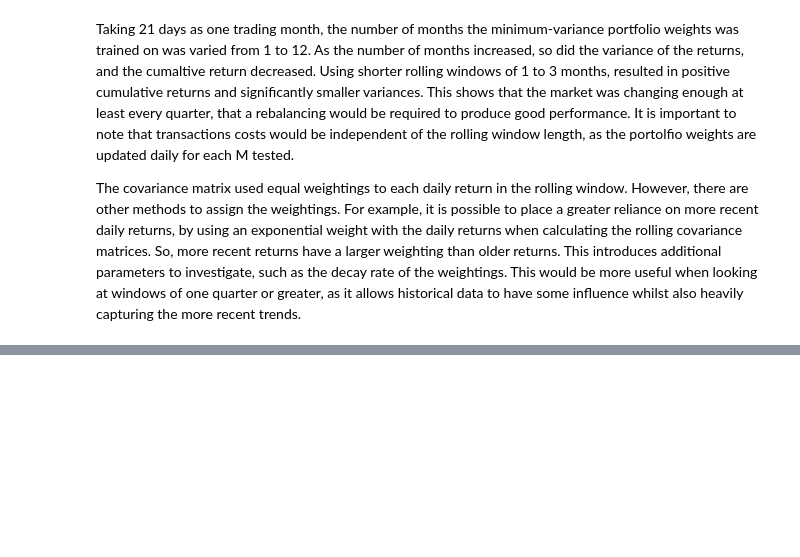
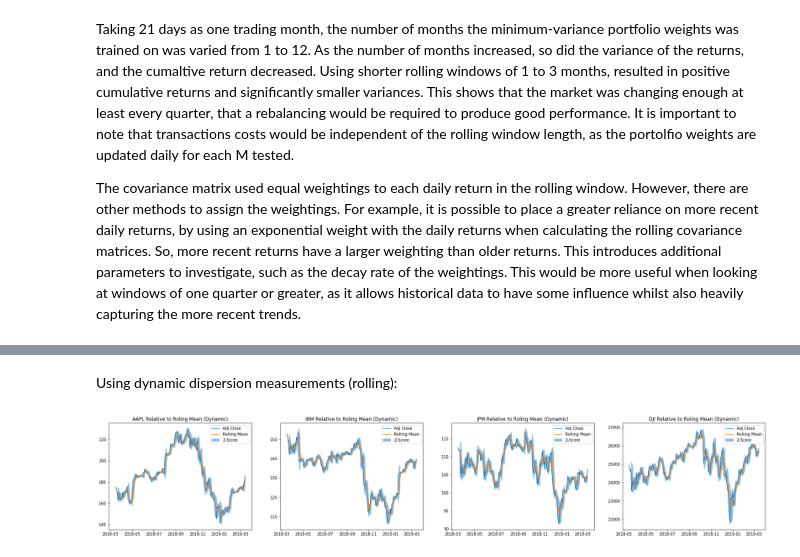
Before and after one commit to mahudu97/FSP, a Jupyter notebook: src/CW.ipynb, the cells around one changed output, grey strips where cells are left out. Cells and saved outputs as stored; diff of their text form; code cells hidden in the pictures; blank space fills up the shorter version.

```diff
--- a/src/CW.ipynb
+++ b/src/CW.ipynb
@@ -1395,0 +1519,18 @@ The covariance matrix used equal weightings to each daily return in the rolling
+# %% [markdown]
+Using dynamic dispersion measurements (rolling):
+# %%
+fig, axis = plt.subplots(1, 4, figsize=(30,5))
+# adj_close
+for i, ax in enumerate(axis):
+    ax.set_title("{} Relative to Roling Mean (Dynamic)".format(names[i]))
+    ax.plot(date_axis, stocks[i]['Adj Close'], label="Adj Close")
+    ax.plot(date_axis, stocks[i]['Adj Close'].rolling(5).mean(), label='Rolling Mean')
+    std = stocks[i]['Adj Close'].rolling(5).std()
+    minus = stocks[i]['Adj Close'].rolling(5).mean() - 1.5*std
+    plus = stocks[i]['Adj Close'].rolling(5).mean() + 1.5*std
+    outliers[i][3] = count_outliers(stocks[i]['Adj Close'], minus, plus)
+    ax.fill_between(date_axis,minus,plus, label="Z-Score", alpha=0.5)
+    ax.legend()
+plt.show()
+# %% [output]
+[figure, added]
```
Also changed, not shown: parts of 31 cells of this notebook, 4 other files.
